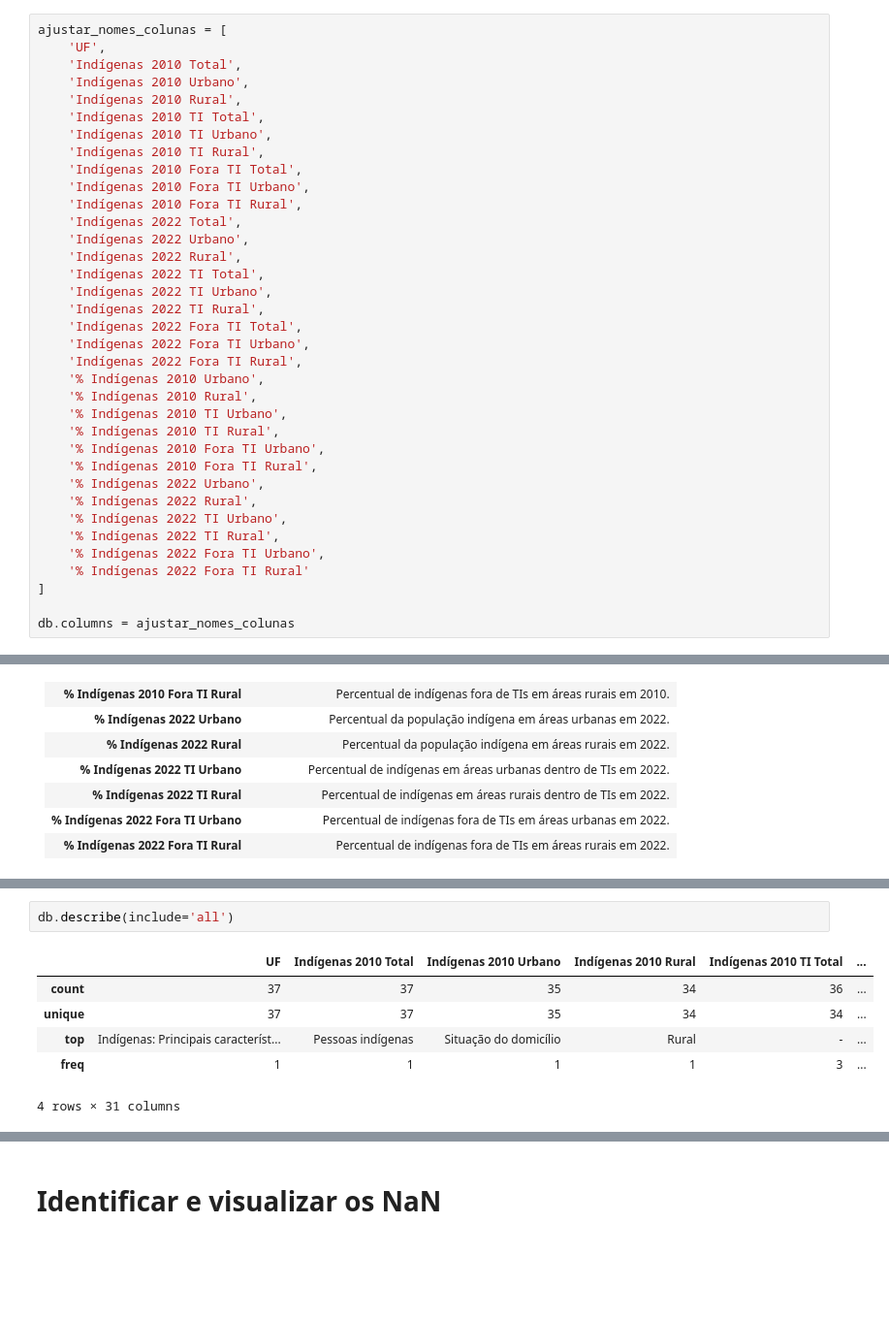
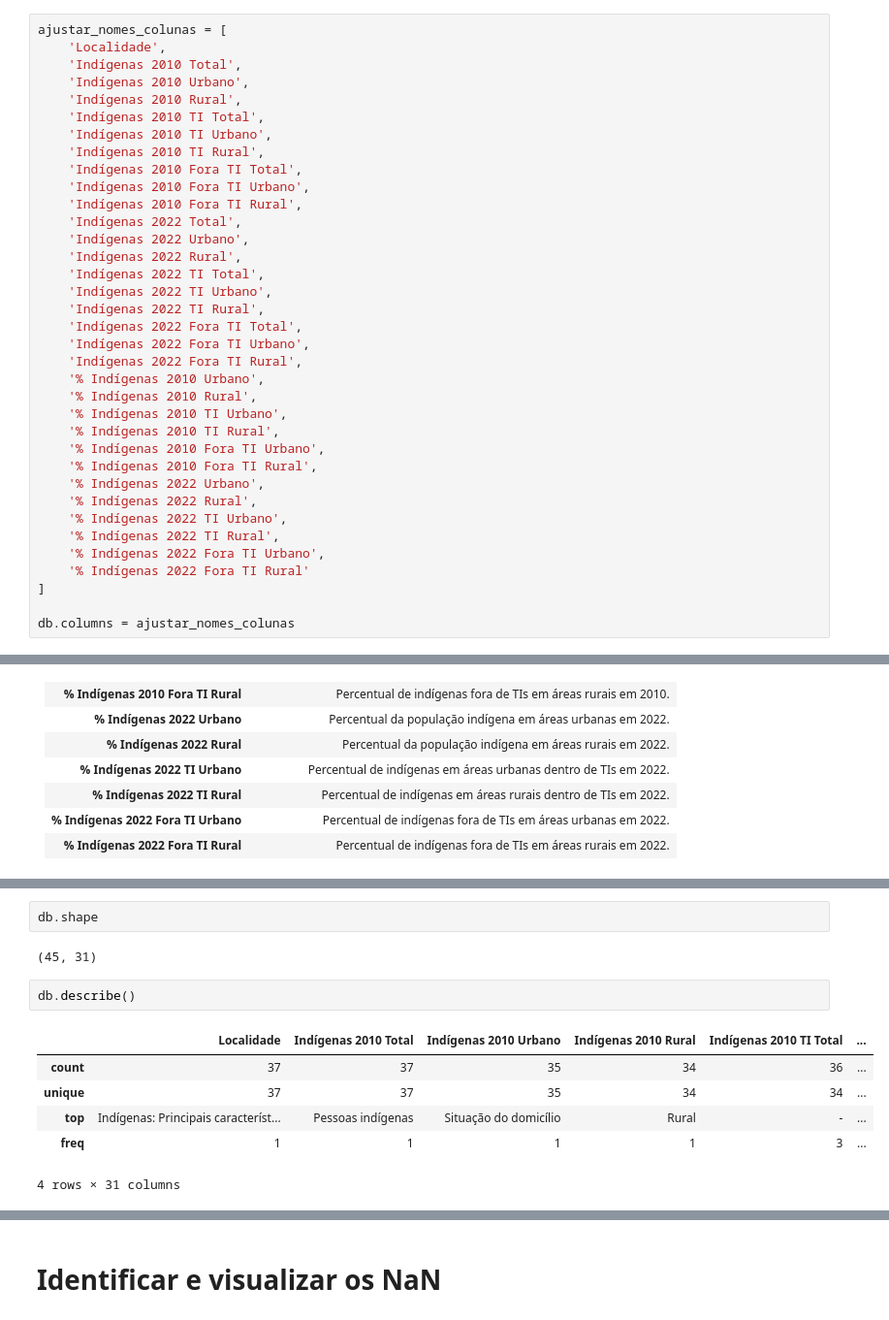
Before and after one commit to LUCASDNORONHA/exploracao-dados-indigenas-2010-2022, a Jupyter notebook: Projeto_de_Analise_de_Dados_Exploratoria.ipynb, the cells around one changed output, grey strips where cells are left out. Shown at 97% size. Drawn from its saved outputs; the diff is of its cells as text; blank space fills up the shorter version.

```diff
--- a/Projeto_de_Analise_de_Dados_Exploratoria.ipynb
+++ b/Projeto_de_Analise_de_Dados_Exploratoria.ipynb
@@ -41,7 +64,7 @@ Para resolver esse problema, realizamos a **normalização dos nomes das colunas
 Esse processo permitiu a leitura correta do DataFrame e tornou viável a execução de análises exploratórias, cruzamentos e visualizações a partir de um esquema de dados limpo e funcional.
 # %%
 ajustar_nomes_colunas = [
-    'UF',
+    'Localidade',
     'Indígenas 2010 Total',
     'Indígenas 2010 Urbano',
     'Indígenas 2010 Rural',
@@ -148,10 +171,14 @@ Data columns (total 31 columns):
  30  % Indígenas 2022 Fora TI Rural   34 non-null     object
 dtypes: object(31)
 memory usage: 11.0+ KB
+# %%
+db.shape
+# %% [output]
+(45, 31)
 # %%
-db.describe(include='all')
+db.describe()
 # %% [output]
-|  | UF | Indígenas 2010 Total | Indígenas 2010 Urbano | Indígenas 2010 Rural | Indígenas 2010 TI Total | ... |
+|  | Localidade | Indígenas 2010 Total | Indígenas 2010 Urbano | Indígenas 2010 Rural | Indígenas 2010 TI Total | ... |
 | count | 37 | 37 | 35 | 34 | 36 | ... |
 | unique | 37 | 37 | 35 | 34 | 34 | ... |
 | top | Indígenas: Principais característ... | Pessoas indígenas | Situação do domicílio | Rural | - | ... |
```
Also changed, not shown: parts of 44 cells of this notebook.
